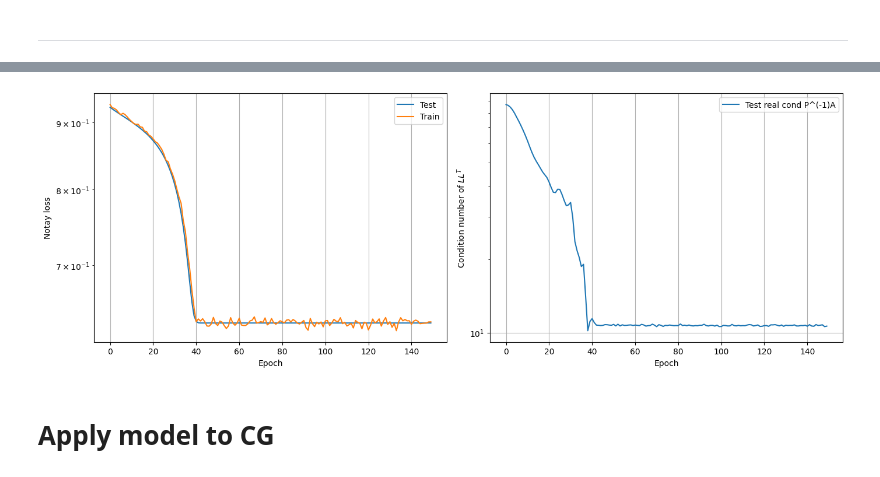
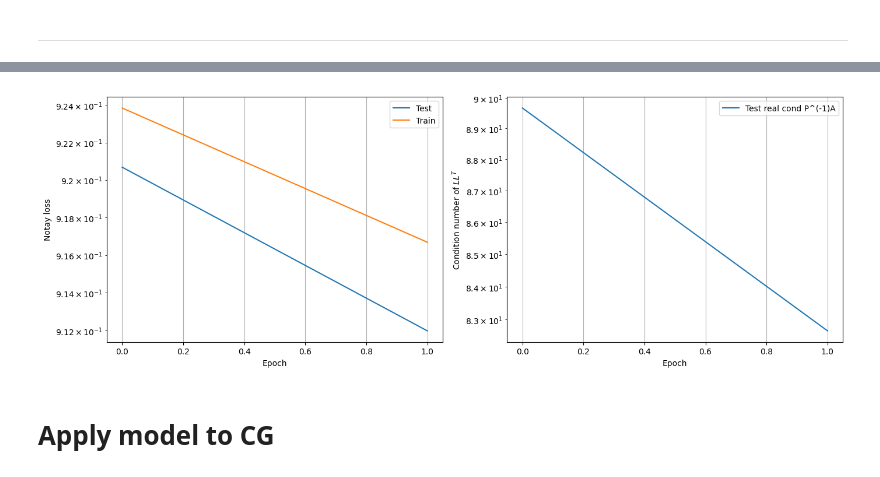
Before and after one commit to vltrifonov/PreCorrector, a Jupyter notebook: experiments/Experiments_Poisson2D.ipynb, the cells around one changed output, grey strips where cells are left out. Drawn from its saved outputs; the diff is of its cells as text; code cells hidden in the pictures.

```diff
--- a/experiments/Experiments_Poisson2D.ipynb
+++ b/experiments/Experiments_Poisson2D.ipynb
@@ -31,19 +36,17 @@ from train import train
 # %%
-dataset = 'krylov'                # 'krylov', 'simple'
-grid = 32
-N_samples_train = 30
-N_samples_test = 5
-
 rhs_train = rhs_test = 'random'           # 'random', 'laplace', [5, 5, 2]
 k_train = k_test = 'poisson'           # 'random', 'poisson', [5, 5, 2]
 rhs_offset_train = rhs_offset_test = 0
 k_offset_train = k_offset_test = 10
-lhs_type = 'fd'                        # 'fd', 'ilu0', 'ilu1', 'ilu2'
+lhs_type = 'ilu1'                        # 'fd', 'ilu0', 'ilu1', 'ilu2'
 
 cg_repeats = 100
 if dataset == 'simple': cg_repeats = 1
 # %%
 layer_ = ConstantConv1d         # 'ConstantConv1d' to make a "zero" NN initialization; 'Conv1d' to make a random initialization
-loss_type = 'notay'               # Either 'llt' or 'notay'
+loss_type = 'notay'               # 'llt', 'llt-norm', 'notay', 'llt-res', 'llt-res-norm'
 with_cond = True               # If True will calculate cond during training. Extremly bad scaling (materialization of matrix)
-with_final_cond = False         # If True will calculate cond with final L. Also bad scaling
+# with_final_cond = False         # If True will calculate cond with final L. Also bad scaling
+
+# loss_reduction = jnp.mean
+loss_reduction = jnp.mean if loss_type == 'notay' else jnp.sum
@@ -50,7 +56,7 @@ with_final_cond = False         # If True will calculate cond with final L. Also
 # %%
-batch_size = 16
-lr = 1e-4
-epoch_num = 150
+batch_size = 64
+lr = 1e-3
+epoch_num = 2
 # %%
 # # Uncomment and setup to make steps in learning rate
 
@@ -118,7 +124,8 @@ train_config = {
     'lr': lr,
     'optim_params': {},#{'weight_decay': 1e-8},
     'epoch_num': epoch_num,
-    'batch_size': batch_size
+    'batch_size': batch_size,
+    'loss_reduction': loss_reduction
 }
 # %% [markdown]
 ### Pre-train with $LL^T$ loss
@@ -207,8 +214,8 @@ if with_cond:
 else:
     print(f'Final values\n  train loss: {losses[0][-1]:.4f}\n   test loss: {losses[1][-1]:.4f}')
     print(f'\nMinimim test loss `{jnp.min(losses[1]).item():.4f}` at epoch `{jnp.argmin(losses[1]).item():.0f}`')
-if with_final_cond:
-    cond_A, cond_LLT = jit(asses_cond)(A_test[::cg_repeats, ...], L)
-    print(f'\nTest lhs A cond: {cond_A:.0f}, test P^(-1)A cond: {cond_LLT:.0f}')
+# if with_final_cond:
+#     cond_A, cond_LLT = jit(asses_cond)(A_test[::cg_repeats, ...], L)
+#     print(f'\nTest lhs A cond: {cond_A:.0f}, test P^(-1)A cond: {cond_LLT:.0f}')
 # %% [output]
 Final values
@@ -222,4 +229,4 @@ Minimim test P^(-1)A cond `10` at epoch `38`
-[figure, old version]
+[figure, new version]
 # %% [markdown]
 # Apply model to CG
 # %%
```
Also changed, not shown: parts of 8 cells of this notebook, 6 other files.
